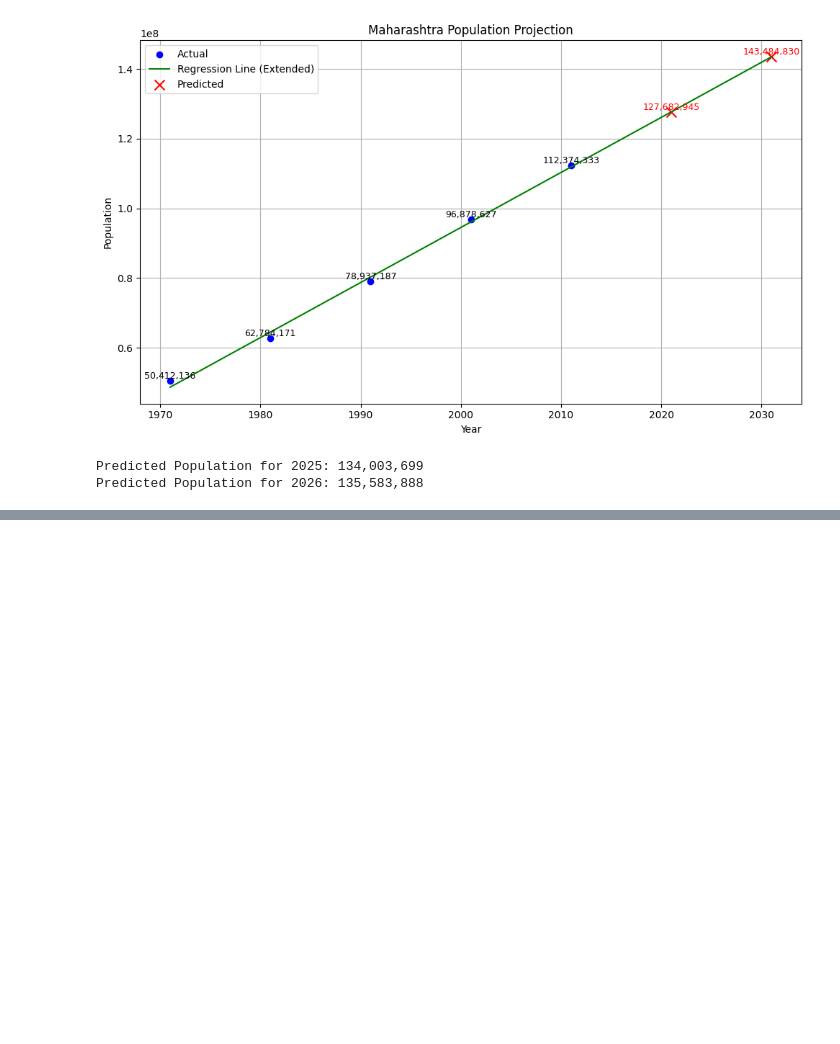
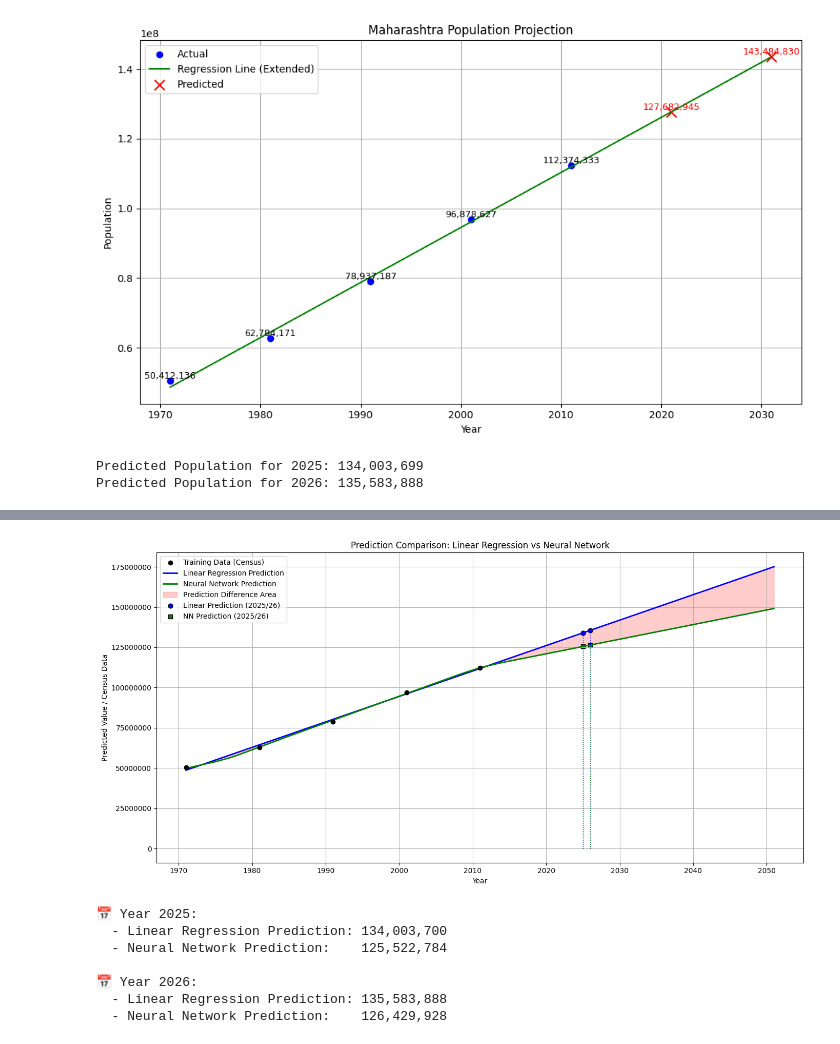
Before and after one commit to MrSaltyFish/census-data-analytics, a Jupyter notebook: Maharashtra_Comparison.ipynb, the cells around one changed output, grey strips where cells are left out. Drawn from its saved outputs; the diff is of its cells as text; code cells hidden in the pictures; blank space fills up the shorter version.

```diff
--- a/Maharashtra_Comparison.ipynb
+++ b/Maharashtra_Comparison.ipynb
@@ -986,0 +1045,68 @@ joblib.dump(model, './exports/population_maharashtra.pkl')
+# %%
+# === YOUR EXISTING TRAINING DATA ===
+x_train = np.array([1971, 1981, 1991, 2001, 2011]).reshape(-1, 1)
+y_train = np.array(TRAIN_POPULATION)  # Replace with your actual data
+
+# === PREDICTION RANGE ===
+x_test = np.arange(1971, 2052).reshape(-1, 1)
+x_test_scaled = scaler_X.transform(x_test)
+
+
+# === MODEL PREDICTIONS ===
+y_linear = linear_regression.predict(x_test)
+y_nn_scaled = neural_network.predict(x_test_scaled)
+y_nn = scaler_y.inverse_transform(y_nn_scaled)
+
+# === DIFFERENCE BETWEEN MODELS ===
+y_diff = np.abs(y_linear.flatten() - y_nn.flatten())
+
+# === PREDICTIONS FOR 2025 & 2026 ===
+years_interest = np.array([2025, 2026]).reshape(-1, 1)
+years_interest_scaled = scaler_X.transform(years_interest)
+linear_pred_interest = linear_regression.predict(years_interest)
+nn_pred_scaled = neural_network.predict(years_interest_scaled)
+nn_pred_interest = scaler_y.inverse_transform(nn_pred_scaled)
+
+# === PLOT ===
+plt.figure(figsize=(14, 7))
+
+# 1. Training data points
+plt.scatter(x_train, y_train, color='black', label='Training Data (Census)', zorder=5)
+
+# 2. Prediction lines
+plt.plot(x_test, y_linear, label='Linear Regression Prediction', color='blue', linewidth=2)
+plt.plot(x_test, y_nn, label='Neural Network Prediction', color='green', linewidth=2)
+
+# 3. Shaded area between the models
+plt.fill_between(x_test.flatten(), y_linear.flatten(), y_nn.flatten(),
+                 color='red', alpha=0.2, label='Prediction Difference Area')
+
+# 4. Points for 2025 & 2026
+plt.scatter(years_interest, linear_pred_interest, color='blue', edgecolor='black',
+            s=40, marker='o', label='Linear Prediction (2025/26)')
+plt.scatter(years_interest, nn_pred_interest, color='green', edgecolor='black',
+            s=40, marker='s', label='NN Prediction (2025/26)')
+
+# 5. Dotted vertical lines from points down to x-axis
+for i in range(len(years_interest)):
+    plt.vlines(x=years_interest[i], ymin=0, ymax=linear_pred_interest[i], colors='blue', linestyles='dotted', linewidth=1)
+    plt.vlines(x=years_interest[i], ymin=0, ymax=nn_pred_interest[i], colors='green', linestyles='dotted', linewidth=1)
+
+# === Plot settings ===
+plt.title('Prediction Comparison: Linear Regression vs Neural Network')
+plt.xlabel('Year')
+plt.ylabel('Predicted Value / Census Data')
+
+plt.ticklabel_format(style='plain', axis='y')  # disable scientific notation on y-axis
+
+plt.legend()
+plt.grid(True)
+plt.tight_layout()
+plt.show()
+
+# === PRINT PREDICTIONS FOR 2025 & 2026 ===
+for i, year in enumerate([2025, 2026]):
+    print(f"\n📅 Year {year}:")
+    print(f"  - Linear Regression Prediction: {linear_pred_interest[i]:,.0f}")
+    print(f"  - Neural Network Prediction:    {nn_pred_interest[i][0]:,.0f}")
+# %% [output]
@@ -986,0 +1115,8 @@ joblib.dump(model, './exports/population_maharashtra.pkl')
+[figure, added]
+📅 Year 2025:
+  - Linear Regression Prediction: 134,003,700
+  - Neural Network Prediction:    125,522,784
+
+📅 Year 2026:
+  - Linear Regression Prediction: 135,583,888
+  - Neural Network Prediction:    126,429,928
```
Also changed, not shown: parts of 33 cells of this notebook, 12 other files.
